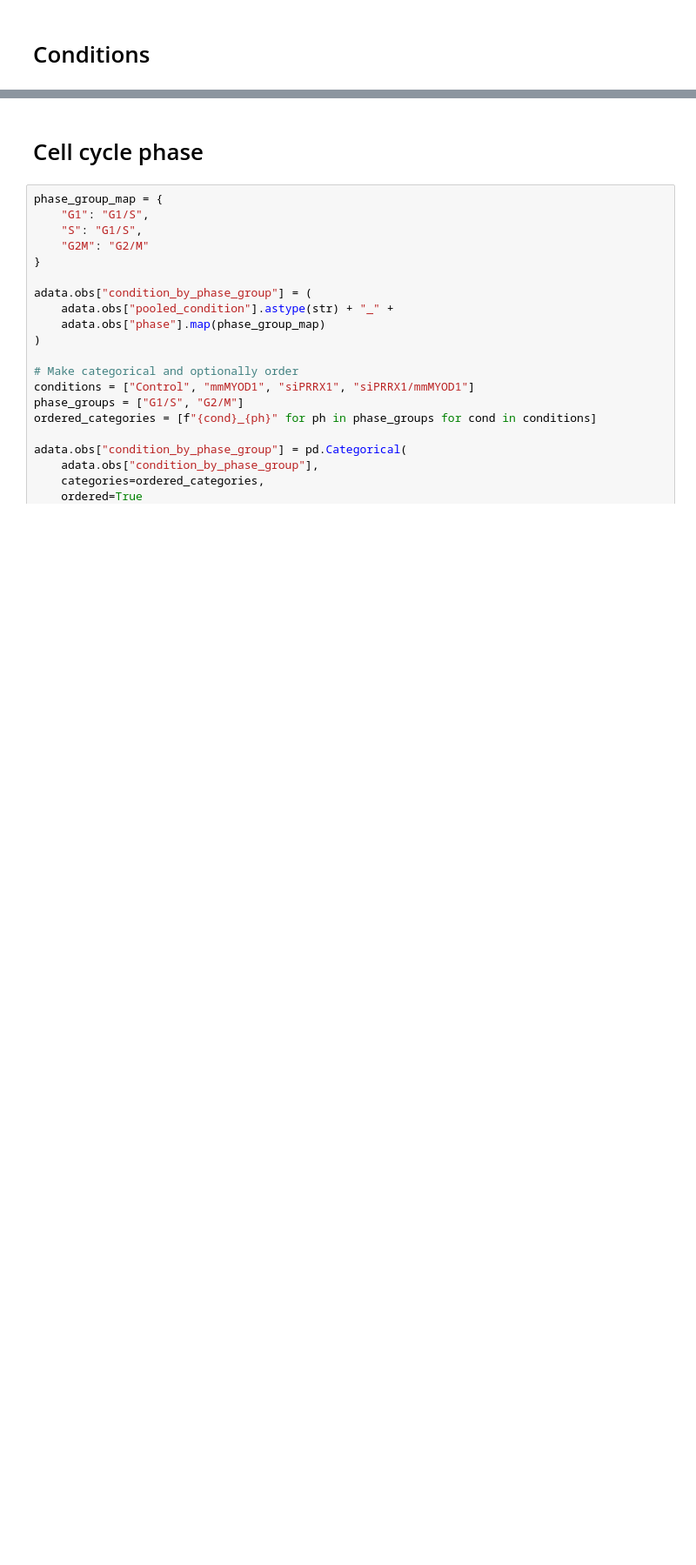
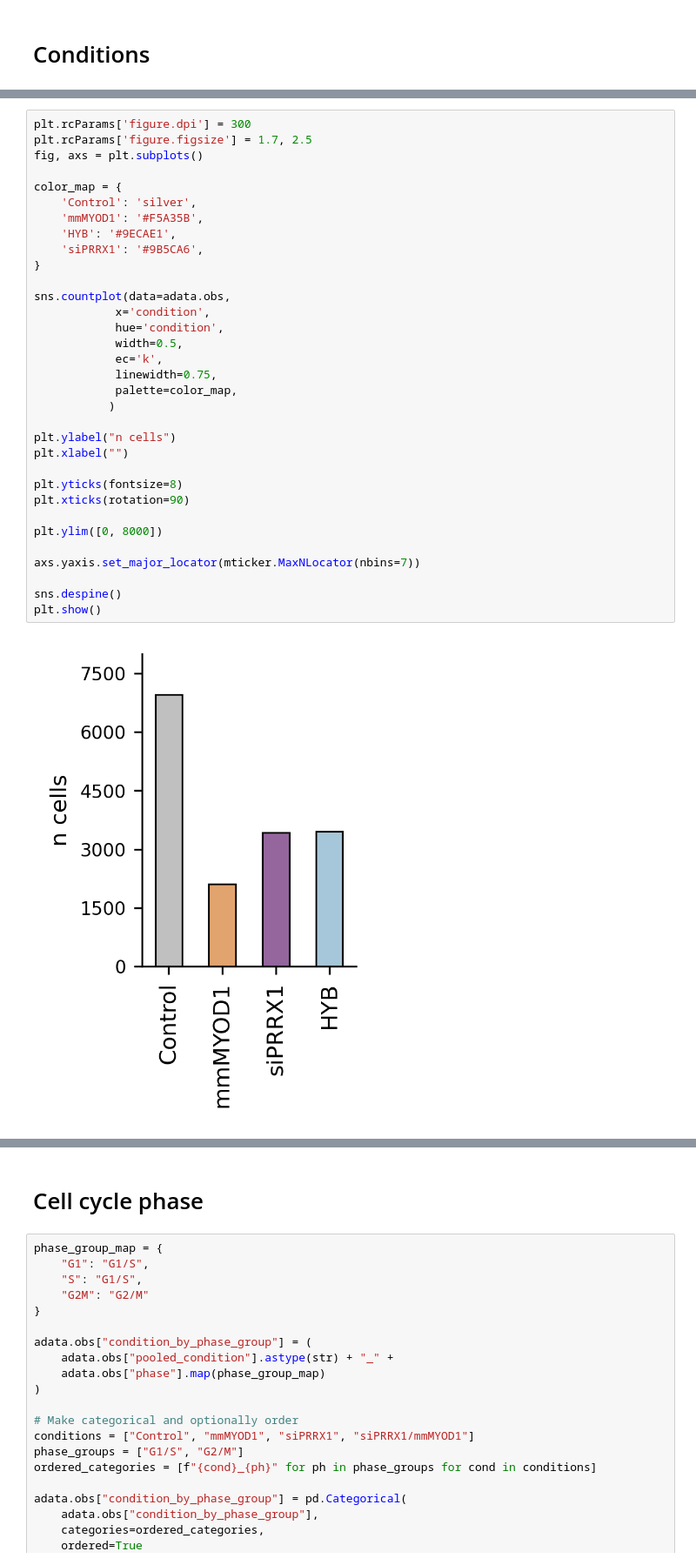
Before and after one commit to jrcwycy/hybrid_reprogramming, a Jupyter notebook: notebooks/anndatas/pretty_plots.ipynb, the cells around one changed output, grey strips where cells are left out. Shown at 87% size. Saved outputs shown, nothing was run; the diff lists cells and outputs as text; blank space fills up the shorter version.

```diff
--- a/notebooks/anndatas/pretty_plots.ipynb
+++ b/notebooks/anndatas/pretty_plots.ipynb
@@ -139,0 +316,35 @@ plt.show()
+# %%
+plt.rcParams['figure.dpi'] = 300
+plt.rcParams['figure.figsize'] = 1.7, 2.5
+fig, axs = plt.subplots()
+
+color_map = {
+    'Control': 'silver',
+    'mmMYOD1': '#F5A35B',
+    'HYB': '#9ECAE1',
+    'siPRRX1': '#9B5CA6',
+}
+
+sns.countplot(data=adata.obs,
+            x='condition',
+            hue='condition',
+            width=0.5,
+            ec='k',
+            linewidth=0.75,
+            palette=color_map,
+           )
+
+plt.ylabel("n cells")
+plt.xlabel("")
+
+plt.yticks(fontsize=8)
+plt.xticks(rotation=90)
+
+plt.ylim([0, 8000])
+
+axs.yaxis.set_major_locator(mticker.MaxNLocator(nbins=7))
+
+sns.despine()
+plt.show()
+# %% [output]
+[figure, added]
```
Also changed, not shown: parts of 25 cells of this notebook, 6 other files.
